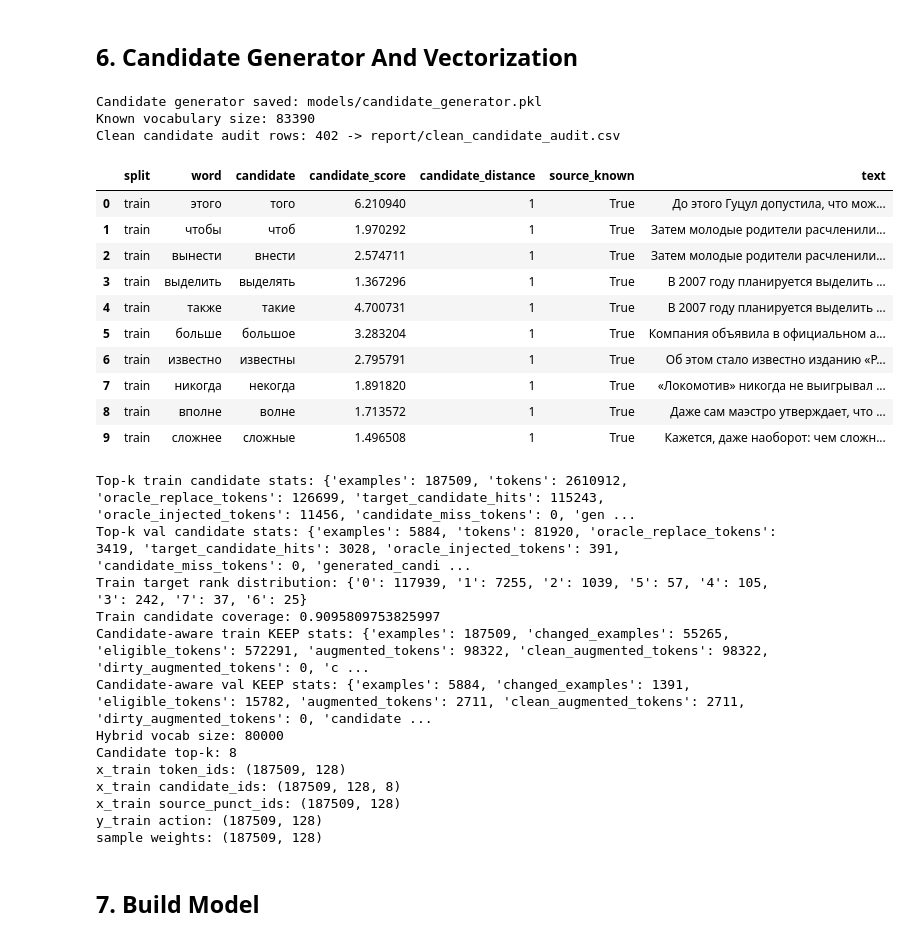
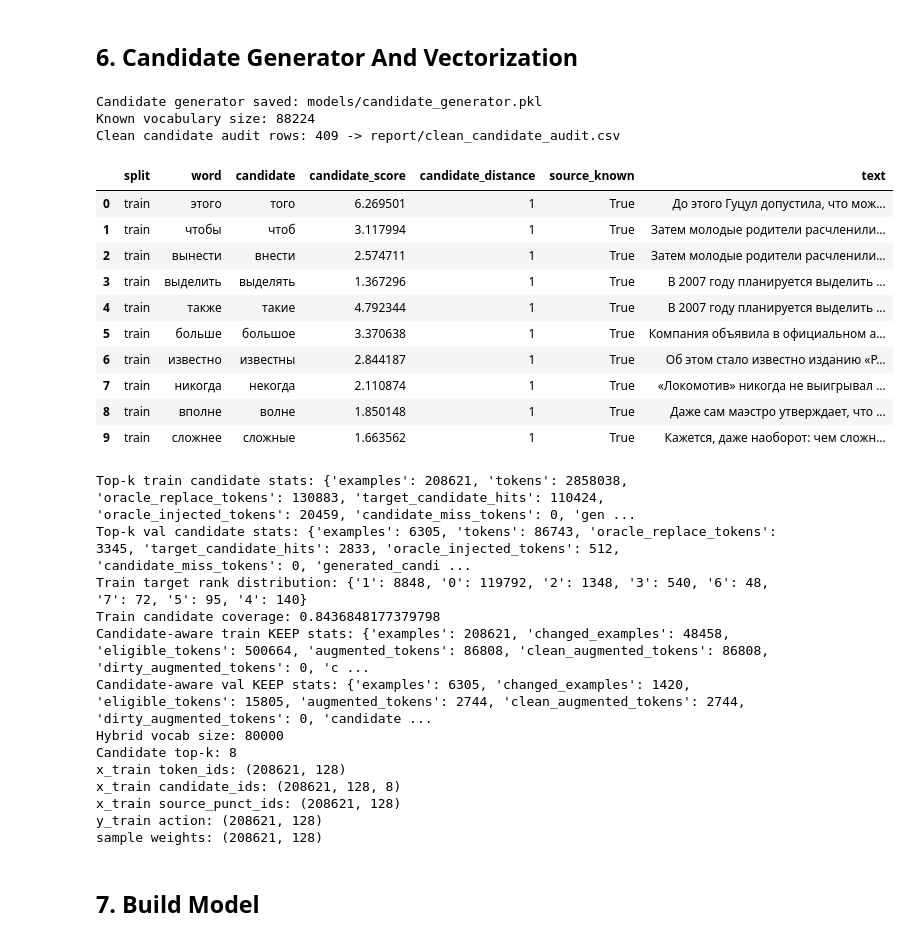
Before and after one commit to DaniilKuzma/ai-assistant, a Jupyter notebook: notebook.ipynb, the cells around one changed output. Cells and saved outputs as stored; diff of their text form; code cells hidden in the pictures.

```diff
--- a/notebook.ipynb
+++ b/notebook.ipynb
@@ -37,7 +37,9 @@ PROJECT_MODULES = [
     "candidate_generator",
     "data_preparation",
     "edit_labels",
+    "external_datasets",
     "evaluate_hybrid",
+    "evaluate_fred_t5",
     "hybrid_corrector",
     "hybrid_model",
     "hybrid_preprocessor",
@@ -56,7 +58,7 @@ reload_project_modules()
 
 os.environ.setdefault("TF_CPP_MIN_LOG_LEVEL", "2")
 os.environ.setdefault("TRANSFORMERS_NO_ADVISORY_WARNINGS", "1")
-os.environ.setdefault("HF_HUB_DISABLE_PROGRESS_BARS", "1")
+os.environ["HF_HUB_DISABLE_PROGRESS_BARS"] = "0"
 warnings.filterwarnings("ignore", message=".*pkg_resources is deprecated.*")
 warnings.filterwarnings("ignore", message=".*Some weights of.*BertForMaskedLM.*")
 try:
@@ -249,7 +354,7 @@ Regenerated dataset: 203988
 if not DATASET_PATH.exists():
     raise FileNotFoundError(f"Missing dataset: {DATASET_PATH}")
 
-df = pd.read_csv(DATASET_PATH)
+df = pd.read_csv(DATASET_PATH, low_memory=False)
 if "split" in df.columns:
     df_train = df[df["split"] == "train"].copy()
     df_val = df[df["split"] == "val"].copy()
@@ -376,7 +481,19 @@ candidate_generator = CandidateGenerator.from_texts(
     safe_split_only=True,
     long_oov_max_distance=LONG_OOV_MAX_DISTANCE,
     long_oov_min_length=LONG_OOV_MIN_LENGTH,
+    enable_keyboard_candidates=ENABLE_KEYBOARD_CANDIDATES,
+    enable_orthographic_candidates=ENABLE_ORTHOGRAPHIC_CANDIDATES,
+    enable_mined_confusions=ENABLE_MINED_CONFUSIONS,
 )
+mined_confusion_stats = {"pairs": 0, "replace_segments": 0, "accepted": 0}
+if ENABLE_MINED_CONFUSIONS:
+    mining_rows = df_train.dropna(subset=["error_text", "correct_text"])
+    mined_confusion_stats = candidate_generator.fit_mined_confusions(
+        mining_rows["error_text"].astype(str).tolist(),
+        mining_rows["correct_text"].astype(str).tolist(),
+        min_count=MINED_CONFUSION_MIN_COUNT,
+    )
+print("Mined train confusions:", mined_confusion_stats)
 candidate_generator.save(CANDIDATE_GENERATOR_PATH)
 print("Candidate generator saved:", CANDIDATE_GENERATOR_PATH)
 print("Known vocabulary size:", len(candidate_generator.frequencies))
@@ -449,58 +566,58 @@ x_train, y_train, sw_train = preprocessor.vectorize_examples(
     action_change_weight=ACTION_CHANGE_WEIGHT,
     clean_punct_keep_weight=CLEAN_PUNCT_KEEP_WEIGHT,
     dirty_punct_keep_weight=DIRTY_PUNCT_KEEP_WEIGHT,
     punct_change_weight=PUNCT_CHANGE_WEIGHT,
     final_punct_weight=FINAL_PUNCT_WEIGHT,
 )
 x_val, y_val, sw_val = preprocessor.vectorize_examples(
     val_examples,
     clean_action_keep_weight=CLEAN_ACTION_KEEP_WEIGHT,
     dirty_action_keep_weight=DIRTY_ACTION_KEEP_WEIGHT,
     action_change_weight=ACTION_CHANGE_WEIGHT,
     clean_punct_keep_weight=CLEAN_PUNCT_KEEP_WEIGHT,
     dirty_punct_keep_weight=DIRTY_PUNCT_KEEP_WEIGHT,
     punct_change_weight=PUNCT_CHANGE_WEIGHT,
     final_punct_weight=FINAL_PUNCT_WEIGHT,
 )
 
 if "source_punct_ids" not in x_train or x_train["candidate_ids"].ndim != 3:
     raise RuntimeError("Stale HybridPreprocessor detected. Rerun cell 2, then rerun cells 10-12.")
 
 print("Hybrid vocab size:", preprocessor.vocab_size)
 print("Candidate top-k:", preprocessor.candidate_top_k)
 print("x_train token_ids:", x_train["token_ids"].shape)
 print("x_train candidate_ids:", x_train["candidate_ids"].shape)
 print("x_train source_punct_ids:", x_train["source_punct_ids"].shape)
 print("y_train action:", y_train["action"].shape)
 print("sample weights:", sw_train["action"].shape)
 # %% [output]
 Candidate generator saved: models/candidate_generator.pkl
-Known vocabulary size: 83390
-Clean candidate audit rows: 402 -> report/clean_candidate_audit.csv
+Known vocabulary size: 88224
+Clean candidate audit rows: 409 -> report/clean_candidate_audit.csv
 |  | split | word | candidate | candidate_score | candidate_distance | source_known | text |
-| 0 | train | этого | того | 6.210940 | 1 | True | До этого Гуцул допустила, что мож... |
-| 1 | train | чтобы | чтоб | 1.970292 | 1 | True | Затем молодые родители расчленили... |
+| 0 | train | этого | того | 6.269501 | 1 | True | До этого Гуцул допустила, что мож... |
+| 1 | train | чтобы | чтоб | 3.117994 | 1 | True | Затем молодые родители расчленили... |
 | 2 | train | вынести | внести | 2.574711 | 1 | True | Затем молодые родители расчленили... |
 | 3 | train | выделить | выделять | 1.367296 | 1 | True | В 2007 году планируется выделить ... |
-| 4 | train | также | такие | 4.700731 | 1 | True | В 2007 году планируется выделить ... |
-| 5 | train | больше | большое | 3.283204 | 1 | True | Компания объявила в официальном а... |
-| 6 | train | известно | известны | 2.795791 | 1 | True | Об этом стало известно изданию «P... |
-| 7 | train | никогда | некогда | 1.891820 | 1 | True | «Локомотив» никогда не выигрывал ... |
-| 8 | train | вполне | волне | 1.713572 | 1 | True | Даже сам маэстро утверждает, что ... |
-| 9 | train | сложнее | сложные | 1.496508 | 1 | True | Кажется, даже наоборот: чем сложн... |
+| 4 | train | также | такие | 4.792344 | 1 | True | В 2007 году планируется выделить ... |
+| 5 | train | больше | большое | 3.370638 | 1 | True | Компания объявила в официальном а... |
+| 6 | train | известно | известны | 2.844187 | 1 | True | Об этом стало известно изданию «P... |
+| 7 | train | никогда | некогда | 2.110874 | 1 | True | «Локомотив» никогда не выигрывал ... |
+| 8 | train | вполне | волне | 1.850148 | 1 | True | Даже сам маэстро утверждает, что ... |
+| 9 | train | сложнее | сложные | 1.663562 | 1 | True | Кажется, даже наоборот: чем сложн... |
-Top-k train candidate stats: {'examples': 187509, 'tokens': 2610912, 'oracle_replace_tokens': 126699, 'target_candidate_hits': 115243, 'oracle_injected_tokens': 11456, 'candidate_miss_tokens': 0, 'gen ...
-Top-k val candidate stats: {'examples': 5884, 'tokens': 81920, 'oracle_replace_tokens': 3419, 'target_candidate_hits': 3028, 'oracle_injected_tokens': 391, 'candidate_miss_tokens': 0, 'generated_candi ...
-Train target rank distribution: {'0': 117939, '1': 7255, '2': 1039, '5': 57, '4': 105, '3': 242, '7': 37, '6': 25}
-Train candidate coverage: 0.9095809753825997
-Candidate-aware train KEEP stats: {'examples': 187509, 'changed_examples': 55265, 'eligible_tokens': 572291, 'augmented_tokens': 98322, 'clean_augmented_tokens': 98322, 'dirty_augmented_tokens': 0, 'c ...
-Candidate-aware val KEEP stats: {'examples': 5884, 'changed_examples': 1391, 'eligible_tokens': 15782, 'augmented_tokens': 2711, 'clean_augmented_tokens': 2711, 'dirty_augmented_tokens': 0, 'candidate ...
+Top-k train candidate stats: {'examples': 208621, 'tokens': 2858038, 'oracle_replace_tokens': 130883, 'target_candidate_hits': 110424, 'oracle_injected_tokens': 20459, 'candidate_miss_tokens': 0, 'gen ...
+Top-k val candidate stats: {'examples': 6305, 'tokens': 86743, 'oracle_replace_tokens': 3345, 'target_candidate_hits': 2833, 'oracle_injected_tokens': 512, 'candidate_miss_tokens': 0, 'generated_candi ...
+Train target rank distribution: {'1': 8848, '0': 119792, '2': 1348, '3': 540, '6': 48, '7': 72, '5': 95, '4': 140}
+Train candidate coverage: 0.8436848177379798
+Candidate-aware train KEEP stats: {'examples': 208621, 'changed_examples': 48458, 'eligible_tokens': 500664, 'augmented_tokens': 86808, 'clean_augmented_tokens': 86808, 'dirty_augmented_tokens': 0, 'c ...
+Candidate-aware val KEEP stats: {'examples': 6305, 'changed_examples': 1420, 'eligible_tokens': 15805, 'augmented_tokens': 2744, 'clean_augmented_tokens': 2744, 'dirty_augmented_tokens': 0, 'candidate ...
 Hybrid vocab size: 80000
 Candidate top-k: 8
-x_train token_ids: (187509, 128)
-x_train candidate_ids: (187509, 128, 8)
-x_train source_punct_ids: (187509, 128)
-y_train action: (187509, 128)
-sample weights: (187509, 128)
+x_train token_ids: (208621, 128)
+x_train candidate_ids: (208621, 128, 8)
+x_train source_punct_ids: (208621, 128)
+y_train action: (208621, 128)
+sample weights: (208621, 128)
 # %% [markdown]
 ## 7. Build Model
 # %%
```
Also changed, not shown: parts of 22 cells of this notebook, 21 other files.
